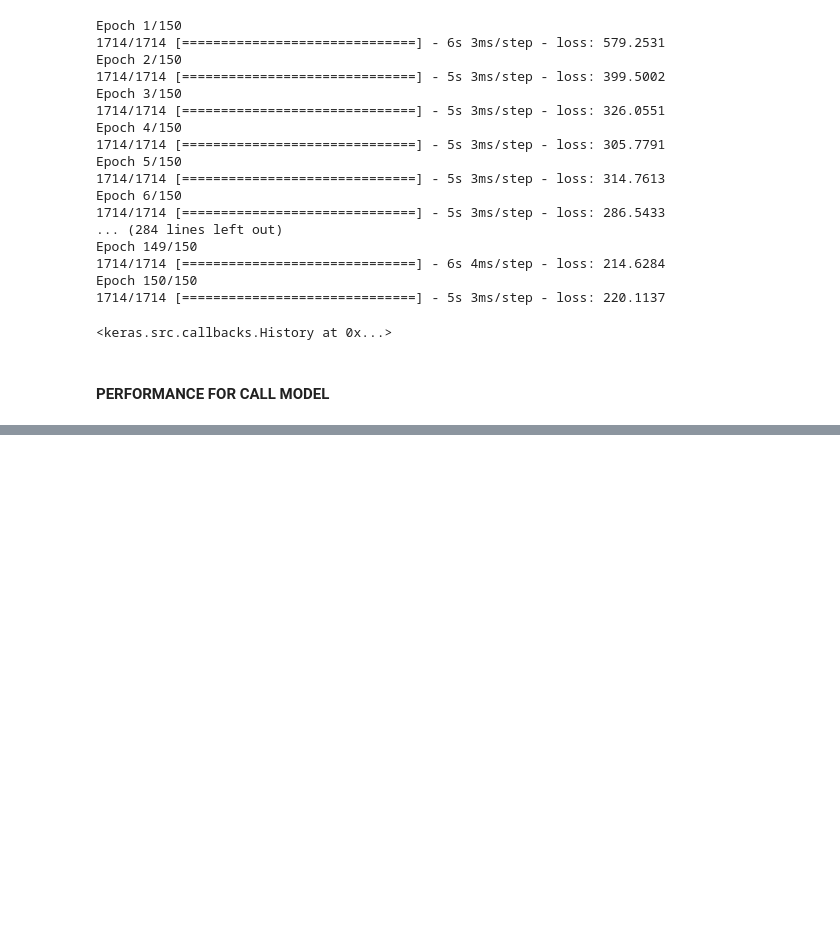
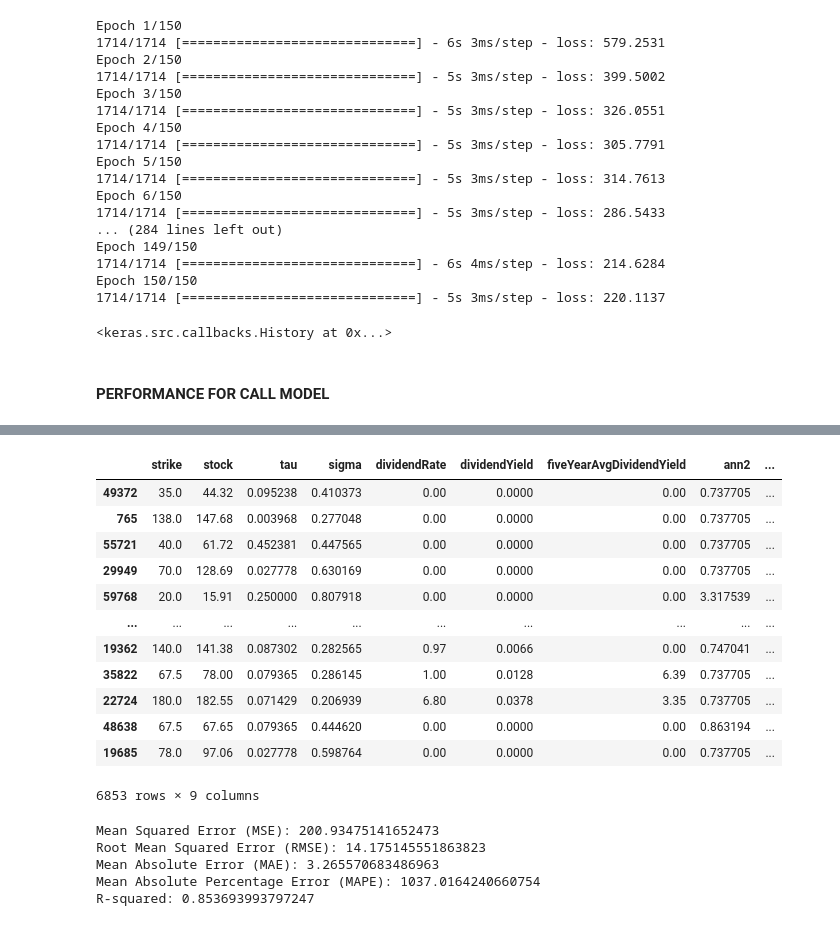
Before and after one commit to Ciriosss/option-pricing-with-deep-learning, a Jupyter notebook: ann2.ipynb, the cells around one changed output, grey strips where cells are left out. Drawn from its saved outputs; the diff is of its cells as text; code cells hidden in the pictures; blank space fills up the shorter version.

```diff
--- a/ann2.ipynb
+++ b/ann2.ipynb
@@ -196,0 +319,5 @@ AttributeError: partially initialized module 'keras.src' has no attribute 'utils
+# %%
+from keras.models import load_model
+
+# Load the model
+ANN2_put = load_model('models\\ann2\\ANN2_PUT.keras')
@@ -196,0 +381,48 @@ AttributeError: partially initialized module 'keras.src' has no attribute 'utils
+# %%
+X_test['price'] = y_test
+X_test
+# %% [output]
+|  | strike | stock | tau | sigma | dividendRate | dividendYield | fiveYearAvgDividendYield | ann2 | ... |
+| 49372 | 35.0 | 44.32 | 0.095238 | 0.410373 | 0.00 | 0.0000 | 0.00 | 0.737705 | ... |
+| 765 | 138.0 | 147.68 | 0.003968 | 0.277048 | 0.00 | 0.0000 | 0.00 | 0.737705 | ... |
+| 55721 | 40.0 | 61.72 | 0.452381 | 0.447565 | 0.00 | 0.0000 | 0.00 | 0.737705 | ... |
+| 29949 | 70.0 | 128.69 | 0.027778 | 0.630169 | 0.00 | 0.0000 | 0.00 | 0.737705 | ... |
+| 59768 | 20.0 | 15.91 | 0.250000 | 0.807918 | 0.00 | 0.0000 | 0.00 | 3.317539 | ... |
+| ... | ... | ... | ... | ... | ... | ... | ... | ... | ... |
+| 19362 | 140.0 | 141.38 | 0.087302 | 0.282565 | 0.97 | 0.0066 | 0.00 | 0.747041 | ... |
+| 35822 | 67.5 | 78.00 | 0.079365 | 0.286145 | 1.00 | 0.0128 | 6.39 | 0.737705 | ... |
+| 22724 | 180.0 | 182.55 | 0.071429 | 0.206939 | 6.80 | 0.0378 | 3.35 | 0.737705 | ... |
+| 48638 | 67.5 | 67.65 | 0.079365 | 0.444620 | 0.00 | 0.0000 | 0.00 | 0.863194 | ... |
+| 19685 | 78.0 | 97.06 | 0.027778 | 0.598764 | 0.00 | 0.0000 | 0.00 | 0.737705 | ... |
+6853 rows × 9 columns
+# %%
+import numpy as np
+from sklearn.metrics import mean_squared_error, mean_absolute_error, r2_score
+import pandas as pd
+
+# Calculate Mean Squared Error (MSE)
+ANN2_put_mse = mean_squared_error(X_test['price'], X_test['ann2'])
+
+# Calculate Root Mean Squared Error (RMSE)
+ANN2_put_rmse = np.sqrt(ANN2_put_mse)
+
+# Calculate Mean Absolute Error (MAE)
+ANN2_put_mae = mean_absolute_error(X_test['price'], X_test['ann2'])
+
+# Calculate Mean Absolute Percentage Error (MAPE)
+ANN2_put_mape = np.mean(np.abs((X_test['price'] - X_test['ann2']) / X_test['price'])) * 100
+
+# Calculate R-squared
+ANN2_put_r_squared = r2_score(X_test['price'], X_test['ann2'])
+
+print("Mean Squared Error (MSE):", ANN2_put_mse)
+print("Root Mean Squared Error (RMSE):", ANN2_put_rmse)
+print("Mean Absolute Error (MAE):", ANN2_put_mae)
+print("Mean Absolute Percentage Error (MAPE):", ANN2_put_mape)
+print("R-squared:", ANN2_put_r_squared)
+# %% [output]
+Mean Squared Error (MSE): 200.93475141652473
+Root Mean Squared Error (RMSE): 14.175145551863823
+Mean Absolute Error (MAE): 3.265570683486963
+Mean Absolute Percentage Error (MAPE): 1037.0164240660754
+R-squared: 0.853693993797247
```
Also changed, not shown: parts of 13 cells of this notebook, 2 other files.
